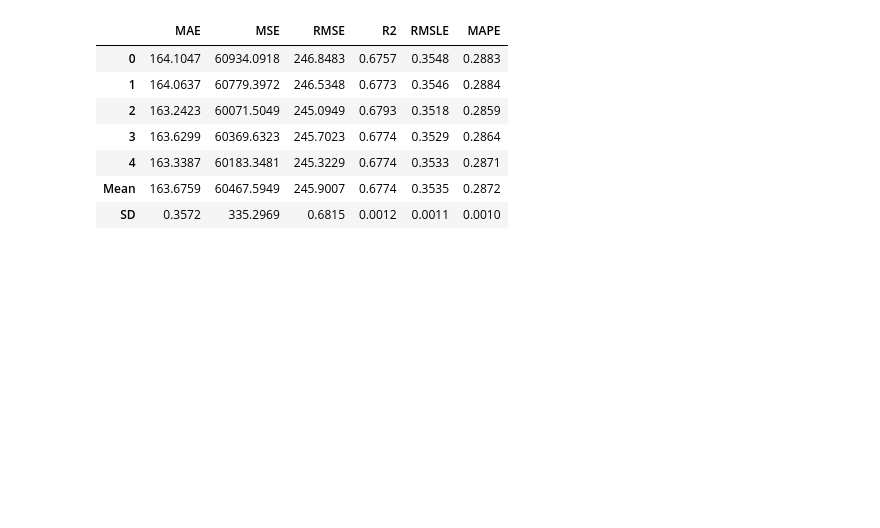
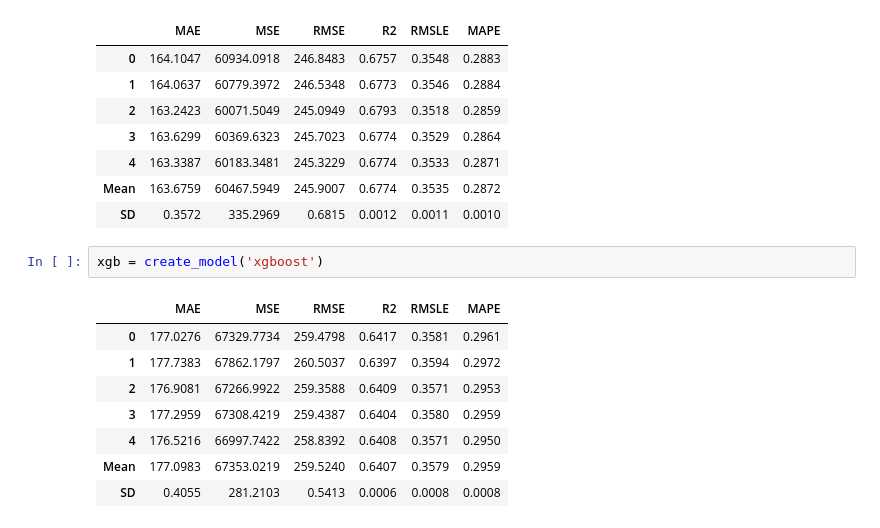
Before and after one commit to davidlaucw/DataScienceTest, a Jupyter notebook: main_pycaret.ipynb, the cells around one changed output. Drawn from its saved outputs; the diff is of its cells as text; blank space fills up the shorter version.

```diff
--- a/main_pycaret.ipynb
+++ b/main_pycaret.ipynb
@@ -133,3 +145,14 @@ rf = create_model('rf')
 | 4 | 163.3387 | 60183.3481 | 245.3229 | 0.6774 | 0.3533 | 0.2871 |
 | Mean | 163.6759 | 60467.5949 | 245.9007 | 0.6774 | 0.3535 | 0.2872 |
 | SD | 0.3572 | 335.2969 | 0.6815 | 0.0012 | 0.0011 | 0.0010 |
+# %%
+xgb = create_model('xgboost')
+# %% [output]
+|  | MAE | MSE | RMSE | R2 | RMSLE | MAPE |
+| 0 | 177.0276 | 67329.7734 | 259.4798 | 0.6417 | 0.3581 | 0.2961 |
+| 1 | 177.7383 | 67862.1797 | 260.5037 | 0.6397 | 0.3594 | 0.2972 |
+| 2 | 176.9081 | 67266.9922 | 259.3588 | 0.6409 | 0.3571 | 0.2953 |
+| 3 | 177.2959 | 67308.4219 | 259.4387 | 0.6404 | 0.3580 | 0.2959 |
+| 4 | 176.5216 | 66997.7422 | 258.8392 | 0.6408 | 0.3571 | 0.2950 |
+| Mean | 177.0983 | 67353.0219 | 259.5240 | 0.6407 | 0.3579 | 0.2959 |
+| SD | 0.4055 | 281.2103 | 0.5413 | 0.0006 | 0.0008 | 0.0008 |
```
Also changed, not shown: parts of 4 cells of this notebook, 2 other files.
